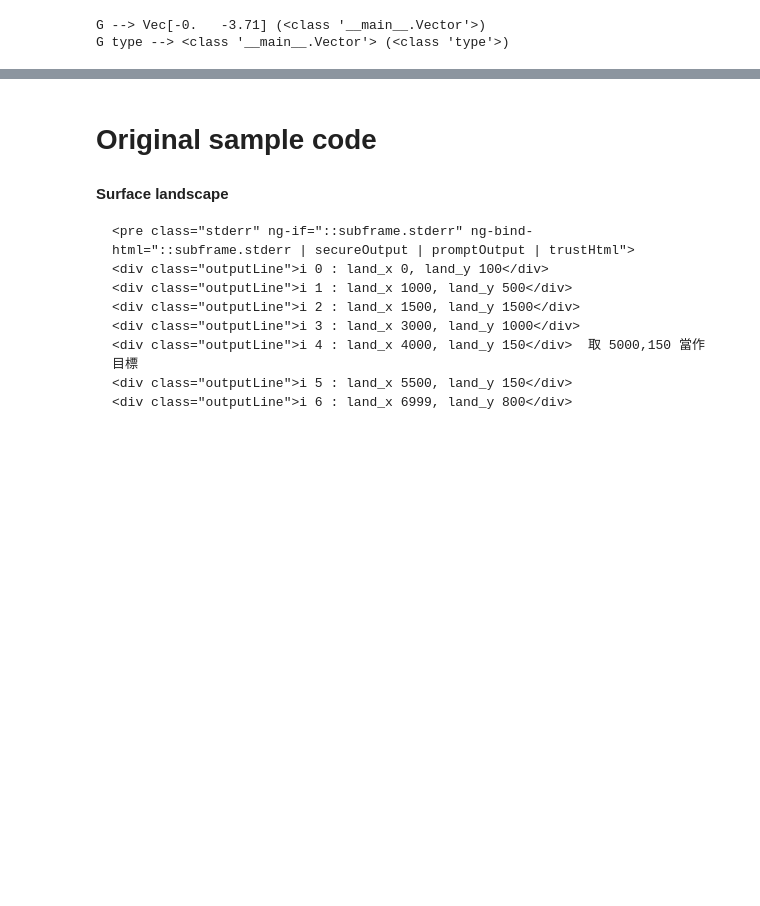
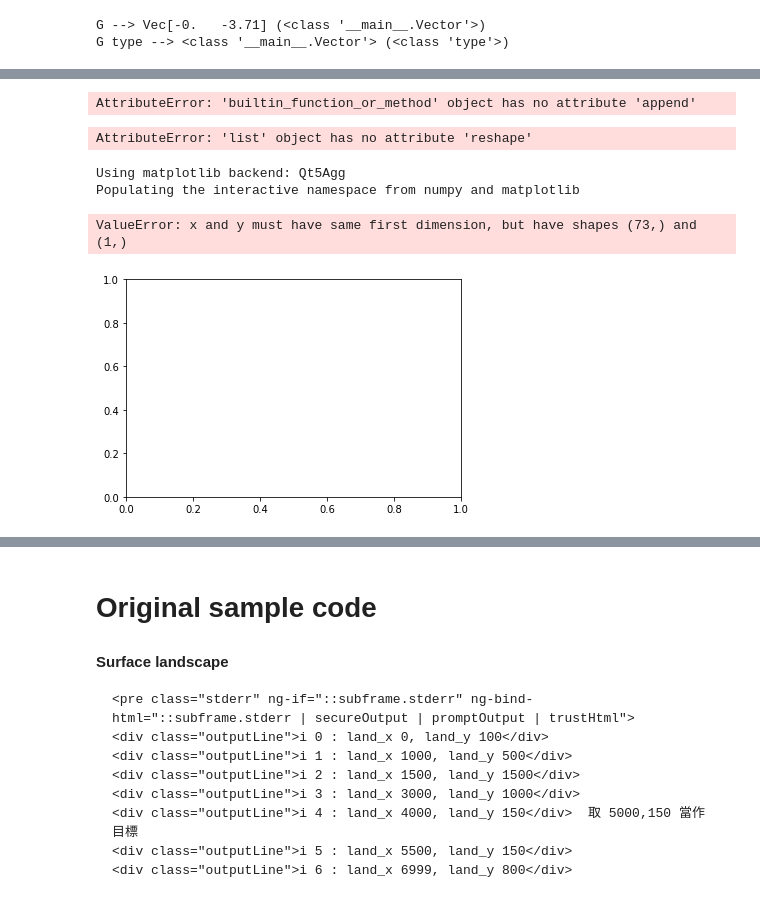
Before and after one commit to hcchengithub/MarsLander, a Jupyter notebook: episode-2/SA Mars Lander Episode-2.ipynb, the cells around one changed output, grey strips where cells are left out. Cells and saved outputs as stored; diff of their text form; code cells hidden in the pictures; blank space fills up the shorter version.

```diff
--- a/episode-2/SA Mars Lander Episode-2.ipynb
+++ b/episode-2/SA Mars Lander Episode-2.ipynb
@@ -232,16 +244,29 @@ class State():
         self.power   = 0 if self.power < 0 else self.power
         self.power   = 4 if self.power > 4 else self.power
         self.fuel   -= self.power
-        self.force   = G + Angle(self.angle)*self.power  # force on the ship during this step
      #  self.x       = self.x       # episode-1 不變
      #  self.y       = self.y + self.vspeed + (1/2)*self.force
      #  self.hspeed  = self.hspeed  # episode-1 不變
      #  self.vspeed += self.force
-        self.speed  += self.Force  # self.hspeed = hspeed, self.vspeed = vspeed
-        self.position = self.Position + self.Speec + (1/2)*self.Force  # self.x = x, self.y = y
+        bp(1,locals())
+        force = G + Angle(self.angle)*self.power  # force on the ship during this step
+        bp(2,locals())
+        s0 = Vector(self.hspeed,self.vspeed)
+        p0 = Vector(self.x,self.y)
+        bp(3,locals())
+        s1 = s0 + force
+        bp(4,locals())
+        p1 = p0 + s0 + force*0.5
+        bp(5,locals())
+        self.x, self.y = p1.x, p1.y
+        bp(6,locals())
+        self.hspeed, self.vspeed = s1.x, s1.y
+        bp(7,locals())
+
         return self  # 傳回值只是方便測試，可以這樣寫： %f state :> next(0,3.711) -->
 
     def __str__(self):
-        return str(self.__dict__)
+        d = copy.deepcopy(self.__dict__)
+        return str([{k:int(round(v,0))} for k,v in d.items()])
 
 state0 = State(0,2500,2700,0,0,fuel0,0,0)  # episode-2 的起點 state
@@ -325,0 +331,33 @@ state_list :> ["更成功"]   --> {'step': 88, 'x': 0, 'y': 83.00800000000595, '
+# %%
+# 全部下 -20,3 取 trace
+trace = np.array
+state = State(**state0.__dict__)  # init for ecah genome
+trace.append([state.x,state.y])
+%f state :> next(-15,1) -->
+trace.append([state.x,state.y])
+%f state :> next(-5,1) -->
+trace.append([state.x,state.y])
+%f state :> next(0,1) -->
+trace.append([state.x,state.y])
+for i in range(70):
+    %f state :> next(0,0) -->
+    trace.append([state.x,state.y])
+%f trace -->
+# %% [output]
+AttributeError: 'builtin_function_or_method' object has no attribute 'append'
+# %%
+trace.reshape(-1,1)
+# %% [output]
+AttributeError: 'list' object has no attribute 'reshape'
+# %%
+%pylab
+%matplotlib inline
+x = [0, 1000, 1500, 3000, 4000, 5500, 6999]
+y = [100, 500, 1500, 1000, 150, 150, 800]
+# plt.plot(t1, f(t1), 'bo', t2, f(t2), 'k')
+plt.plot(x,y,'',range(73),trace,'rx');
+# %% [output]
+Using matplotlib backend: Qt5Agg
+Populating the interactive namespace from numpy and matplotlib
+ValueError: x and y must have same first dimension, but have shapes (73,) and (1,)
+[figure, added]
```
Also changed, not shown: parts of 13 cells of this notebook, 1 other file.
